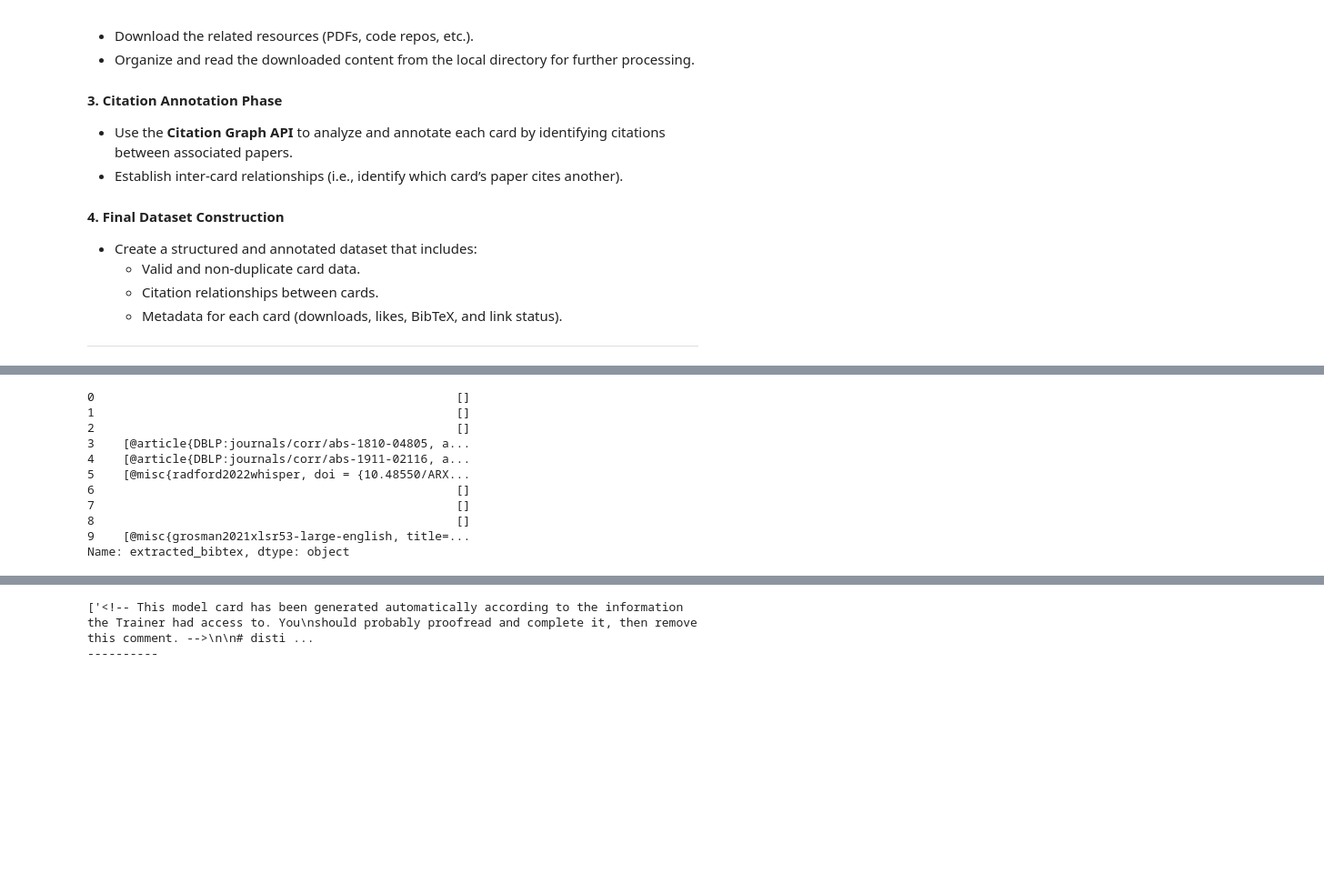
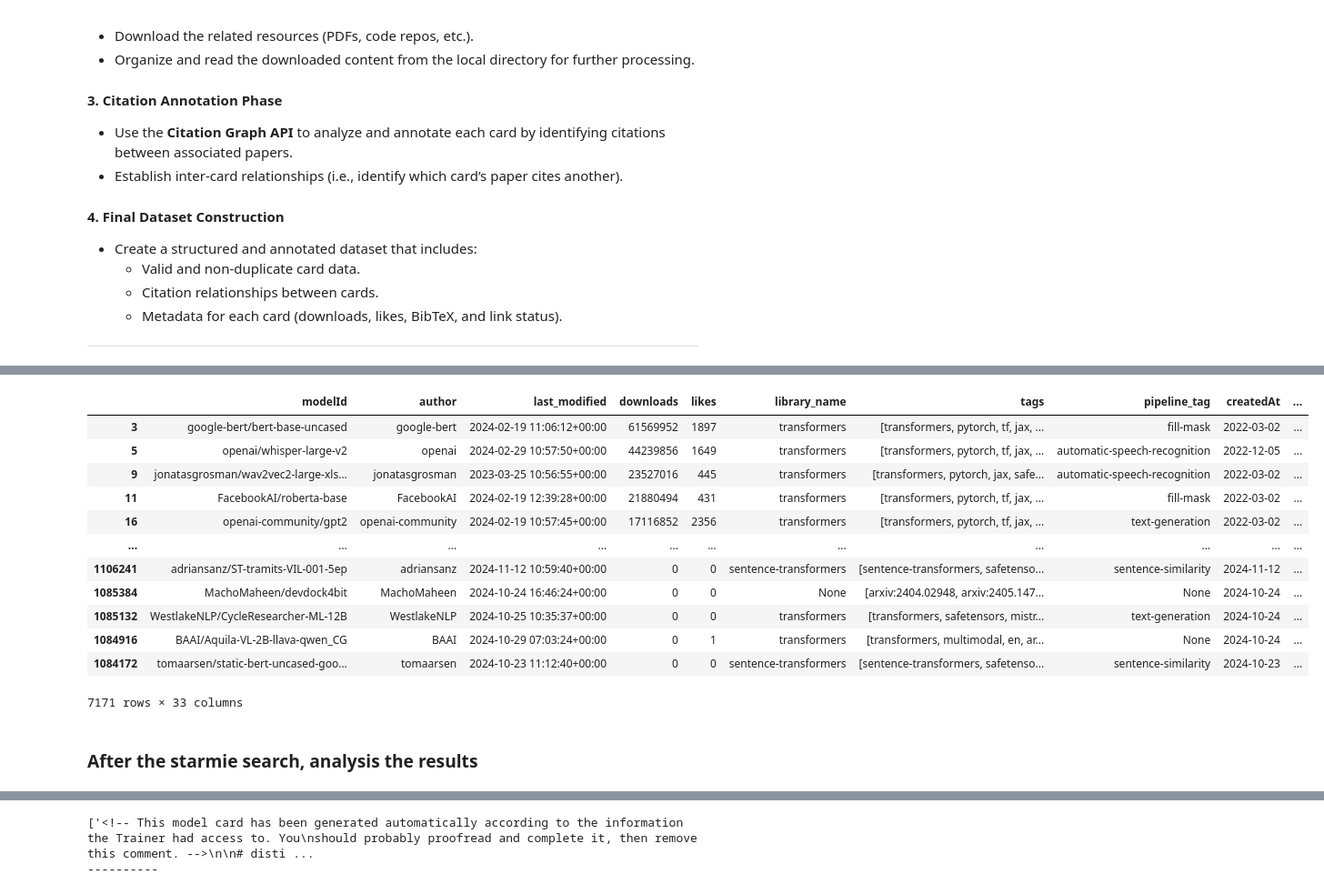
Before and after one commit to RJMillerLab/ModelTables, a Jupyter notebook: dataset_processed.ipynb, the cells around one changed output, grey strips where cells are left out. Shown at 91% size. Cells and saved outputs as stored; diff of their text form; code cells hidden in the pictures; blank space fills up the shorter version.

Commit message:
Update starmie results analysis

```diff
--- a/dataset_processed.ipynb
+++ b/dataset_processed.ipynb
@@ -60,29 +47,0 @@ df_split_temp = pd.read_parquet(f"data/{data_type}_step4_markdown_gated.parquet"
-# %%
-# Filter:
-# - extracted_bibtex is not null or an empty list
-# - contains_markdown_table is True
-# - they are valid, unique
-
-import pandas as pd
-# Columns and filtering keys
-key_bibtex = "extracted_bibtex"
-key_markdown = "contains_markdown_table"
-key_markdown_table = "extracted_markdown_table"
-key_downloads = "downloads"
-# Convert extracted_bibtex and extracted_markdown_table to tuples for uniqueness checks
-df_split_temp["extracted_bibtex_tuple"] = df_split_temp[key_bibtex].apply(lambda x: tuple(x) if isinstance(x, list) else (x,))
-df_split_temp["extracted_markdown_table_tuple"] = df_split_temp[key_markdown_table].apply(lambda x: tuple(x) if isinstance(x, list) else (x,))
-# First Layer: Initial filtering based on your specified conditions
-filtered_df = df_split_temp[
-    df_split_temp[key_bibtex].notnull() &
-    (df_split_temp[key_bibtex].apply(lambda x: len(x) > 0)) &
-    (df_split_temp[key_markdown] == True)
-]
-print("Number of rows after first filter:", len(filtered_df))
-# Second Layer: Remove duplicates based on markdown table and downloads
-filtered_df = filtered_df.sort_values(by=key_downloads, ascending=False)
-unique_by_markdown = filtered_df.drop_duplicates(subset=["extracted_markdown_table_tuple"], keep="first")
-# Final Step: Ensure no duplicates for the combination of bibtex and markdown table
-final_unique_df = unique_by_markdown.drop_duplicates(subset=["extracted_bibtex_tuple", "extracted_markdown_table_tuple"])
-# Display the final result
-print("Number of unique rows after full filtering:", len(unique_by_markdown), len(final_unique_df))
@@ -127,0 +139,18 @@ benchmark_df
+# %%
+unique_by_markdown[unique_by_markdown['csv_path'].notnull()]
+# %% [output]
+|  | modelId | author | last_modified | downloads | likes | library_name | tags | pipeline_tag | createdAt | ... |
+| 3 | google-bert/bert-base-uncased | google-bert | 2024-02-19 11:06:12+00:00 | 61569952 | 1897 | transformers | [transformers, pytorch, tf, jax, ... | fill-mask | 2022-03-02 | ... |
+| 5 | openai/whisper-large-v2 | openai | 2024-02-29 10:57:50+00:00 | 44239856 | 1649 | transformers | [transformers, pytorch, tf, jax, ... | automatic-speech-recognition | 2022-12-05 | ... |
+| 9 | jonatasgrosman/wav2vec2-large-xls... | jonatasgrosman | 2023-03-25 10:56:55+00:00 | 23527016 | 445 | transformers | [transformers, pytorch, jax, safe... | automatic-speech-recognition | 2022-03-02 | ... |
+| 11 | FacebookAI/roberta-base | FacebookAI | 2024-02-19 12:39:28+00:00 | 21880494 | 431 | transformers | [transformers, pytorch, tf, jax, ... | fill-mask | 2022-03-02 | ... |
+| 16 | openai-community/gpt2 | openai-community | 2024-02-19 10:57:45+00:00 | 17116852 | 2356 | transformers | [transformers, pytorch, tf, jax, ... | text-generation | 2022-03-02 | ... |
+| ... | ... | ... | ... | ... | ... | ... | ... | ... | ... | ... |
+| 1106241 | adriansanz/ST-tramits-VIL-001-5ep | adriansanz | 2024-11-12 10:59:40+00:00 | 0 | 0 | sentence-transformers | [sentence-transformers, safetenso... | sentence-similarity | 2024-11-12 | ... |
+| 1085384 | MachoMaheen/devdock4bit | MachoMaheen | 2024-10-24 16:46:24+00:00 | 0 | 0 | None | [arxiv:2404.02948, arxiv:2405.147... | None | 2024-10-24 | ... |
+| 1085132 | WestlakeNLP/CycleResearcher-ML-12B | WestlakeNLP | 2024-10-25 10:35:37+00:00 | 0 | 0 | transformers | [transformers, safetensors, mistr... | text-generation | 2024-10-24 | ... |
+| 1084916 | BAAI/Aquila-VL-2B-llava-qwen_CG | BAAI | 2024-10-29 07:03:24+00:00 | 0 | 1 | transformers | [transformers, multimodal, en, ar... | None | 2024-10-24 | ... |
+| 1084172 | tomaarsen/static-bert-uncased-goo... | tomaarsen | 2024-10-23 11:12:40+00:00 | 0 | 0 | sentence-transformers | [sentence-transformers, safetenso... | sentence-similarity | 2024-10-23 | ... |
+7171 rows × 33 columns
+# %% [markdown]
+### After the starmie search, analysis the results
@@ -133,19 +168,3 @@ df_split_temp['link_info'] = df_split_temp['card_readme'].apply(
 )
 df_split_temp['pdf_link'] = df_split_temp['link_info'].apply(lambda x: x['pdf_link'])
 df_split_temp['github_link'] = df_split_temp['link_info'].apply(lambda x: x['github_link'])
-# %%
-# Apply the extraction function to each row in the specified column
-df_split_temp["extracted_bibtex"] = df_split_temp["card_readme"].apply(lambda x: BibTeXExtractor().extract(x) if isinstance(x, str) else [])
-df_split_temp["extracted_bibtex"].head(10)
-# %% [output]
-0                                                   []
-1                                                   []
-2                                                   []
-3    [@article{DBLP:journals/corr/abs-1810-04805, a...
-4    [@article{DBLP:journals/corr/abs-1911-02116, a...
-5    [@misc{radford2022whisper, doi = {10.48550/ARX...
-6                                                   []
-7                                                   []
-8                                                   []
-9    [@misc{grosman2021xlsr53-large-english, title=...
-Name: extracted_bibtex, dtype: object
```
Also changed, not shown: parts of 33 cells of this notebook, 4 other files.
